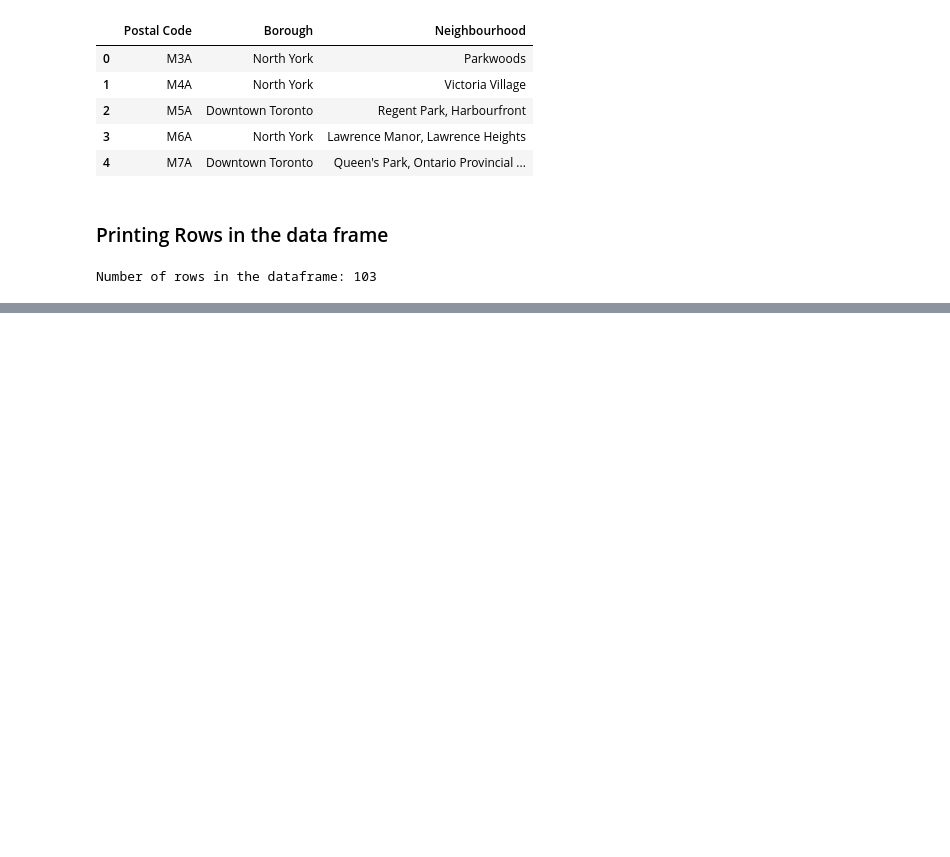
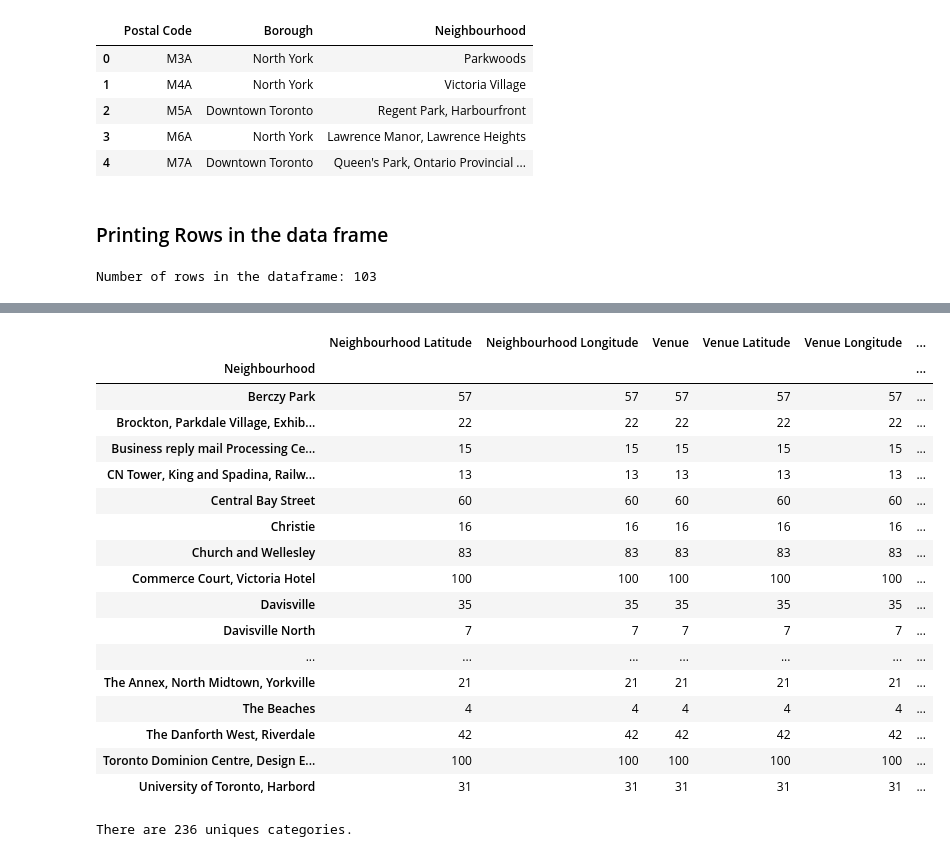
Before and after one commit to bhaaen/Coursera_Capstone_DS, a Jupyter notebook: week3_assignment.ipynb, the cells around one changed output, grey strips where cells are left out. Drawn from its saved outputs; the diff is of its cells as text; code cells hidden in the pictures; blank space fills up the shorter version.

```diff
--- a/week3_assignment.ipynb
+++ b/week3_assignment.ipynb
@@ -26,0 +71,8 @@ Number of rows in the dataframe: 103
+# %%
+address = 'Toronto, ON, Canada'
+
+geolocator = Nominatim(user_agent="Toronto_explorer")
+location = geolocator.geocode(address)
+latitude = location.latitude
+longitude = location.longitude
+print('The geograpical coordinate of Toronto City are {}, {}.'.format(latitude, longitude))
@@ -26,0 +83,18 @@ Number of rows in the dataframe: 103
+# %%
+map_toronto = folium.Map(location=[latitude, longitude], zoom_start=10)
+
+# add markers to map
+for lat, lng, borough, neighborhood in zip(FD['Latitude'], FD['Longitude'], FD['Borough'], FD['Neighbourhood']):
+    label = '{}, {}'.format(neighborhood, borough)
+    label = folium.Popup(label, parse_html=True)
+    folium.CircleMarker(
+        [lat, lng],
+        radius=5,
+        popup=label,
+        color='blue',
+        fill=True,
+        fill_color='#3186cc',
+        fill_opacity=0.7,
+        parse_html=False).add_to(map_toronto)
+
+map_toronto
@@ -26,0 +190,25 @@ Number of rows in the dataframe: 103
+# %%
+toronto_venues.groupby('Neighbourhood').count()
+# %% [output]
+|  | Neighbourhood Latitude | Neighbourhood Longitude | Venue | Venue Latitude | Venue Longitude | ... |
+| Neighbourhood |  |  |  |  |  | ... |
+| Berczy Park | 57 | 57 | 57 | 57 | 57 | ... |
+| Brockton, Parkdale Village, Exhib... | 22 | 22 | 22 | 22 | 22 | ... |
+| Business reply mail Processing Ce... | 15 | 15 | 15 | 15 | 15 | ... |
+| CN Tower, King and Spadina, Railw... | 13 | 13 | 13 | 13 | 13 | ... |
+| Central Bay Street | 60 | 60 | 60 | 60 | 60 | ... |
+| Christie | 16 | 16 | 16 | 16 | 16 | ... |
+| Church and Wellesley | 83 | 83 | 83 | 83 | 83 | ... |
+| Commerce Court, Victoria Hotel | 100 | 100 | 100 | 100 | 100 | ... |
+| Davisville | 35 | 35 | 35 | 35 | 35 | ... |
+| Davisville North | 7 | 7 | 7 | 7 | 7 | ... |
+| ... | ... | ... | ... | ... | ... | ... |
+| The Annex, North Midtown, Yorkville | 21 | 21 | 21 | 21 | 21 | ... |
+| The Beaches | 4 | 4 | 4 | 4 | 4 | ... |
+| The Danforth West, Riverdale | 42 | 42 | 42 | 42 | 42 | ... |
+| Toronto Dominion Centre, Design E... | 100 | 100 | 100 | 100 | 100 | ... |
+| University of Toronto, Harbord | 31 | 31 | 31 | 31 | 31 | ... |
+# %%
+print('There are {} uniques categories.'.format(len(toronto_venues['Venue Category'].unique())))
+# %% [output]
+There are 236 uniques categories.
```
Also changed, not shown: parts of 28 cells of this notebook.
